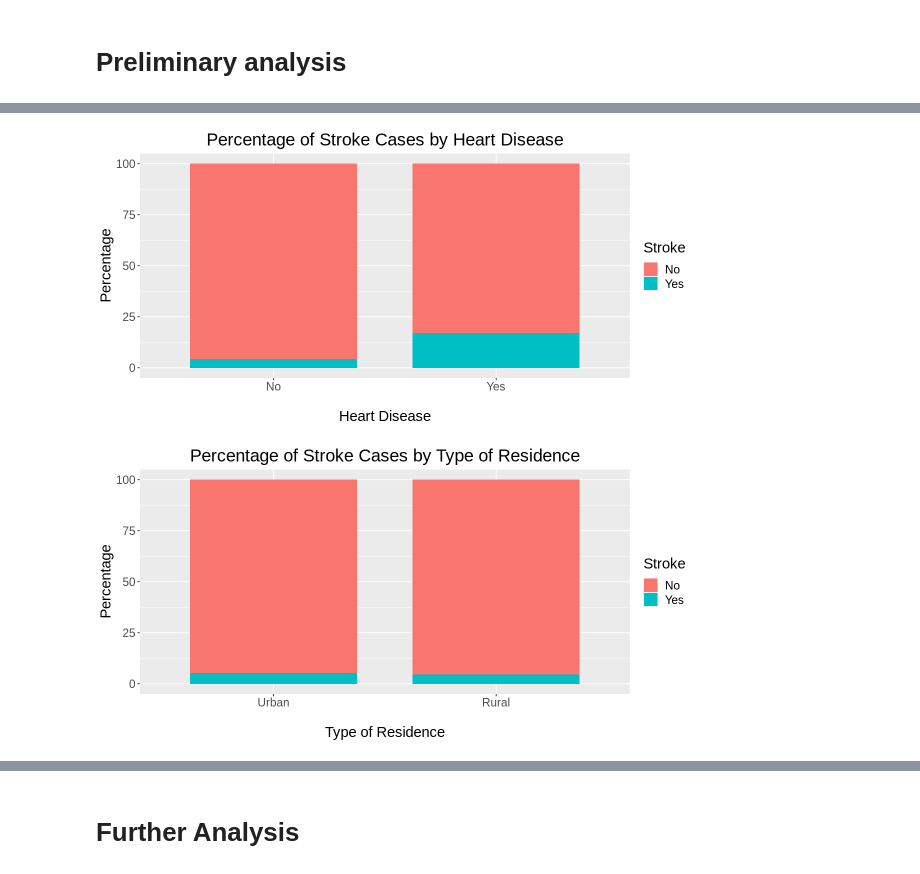
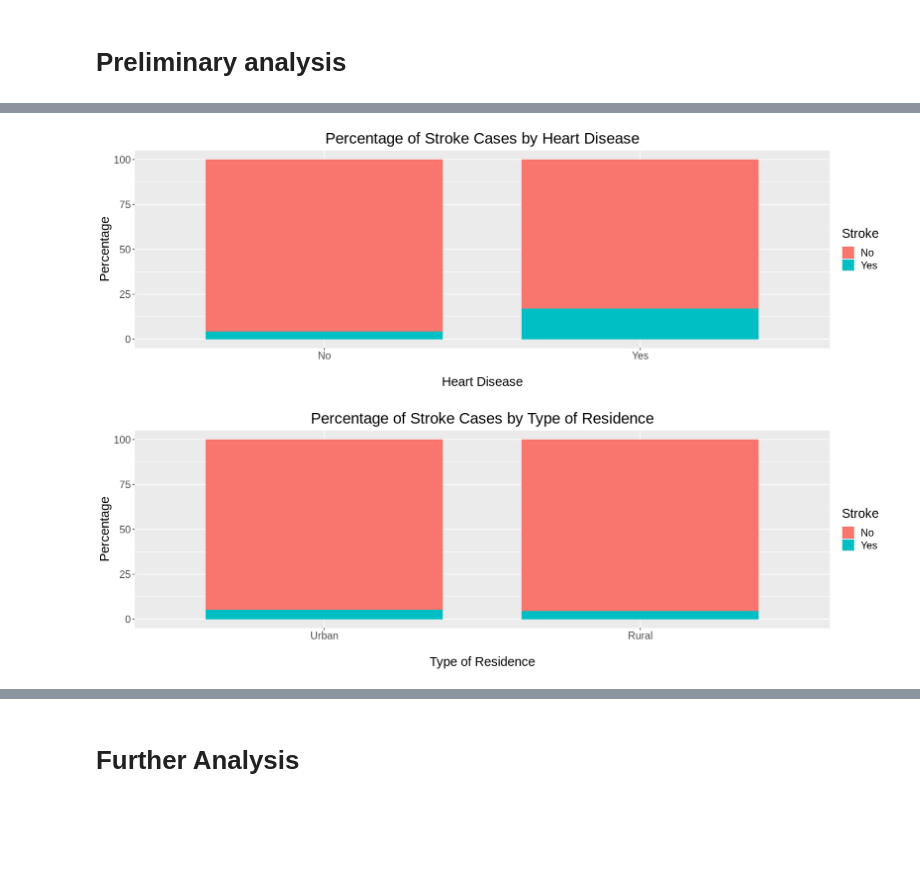
Before and after one commit to 21chanas3/dsci100-group73, a Jupyter notebook: Analysis_only_code.ipynb, the cells around one changed output, grey strips where cells are left out. Drawn from its saved outputs; the diff is of its cells as text; code cells hidden in the pictures; blank space fills up the shorter version.

```diff
--- a/Analysis_only_code.ipynb
+++ b/Analysis_only_code.ipynb
@@ -176,17 +161,21 @@ stroke_hypertension
 # %%
+options(repr.plot.width = 10, repr.plot.height = 5)
+
 stroke_heart_disease <- stroke %>%
   count(heart_disease, stroke) %>%
   group_by(heart_disease) %>%
   mutate(percentage = n / sum(n) * 100) %>%
   ggplot(aes(x = heart_disease, y = percentage, fill = stroke)) +
   geom_bar(stat = "identity", width = .75) +
   labs(x = "\nHeart Disease", y = "Percentage", fill = "Stroke", title = "Percentage of Stroke Cases by Heart Disease") +
   theme(text = element_text(size = 17.5),
     plot.title = element_text(hjust = 0.5))
 stroke_heart_disease
 # %% [output]
-[figure, old version]
+[figure, new version]
 # %%
+options(repr.plot.width = 10, repr.plot.height = 5)
+
 stroke_residence <- stroke %>%
   count(residence_type, stroke) %>%
   group_by(residence_type) %>%
@@ -198,5 +187,5 @@ stroke_residence <- stroke %>%
     plot.title = element_text(hjust = 0.5))
 stroke_residence
 # %% [output]
-[figure, old version]
+[figure, new version]
 # %%
```
Also changed, not shown: parts of 17 cells of this notebook.
